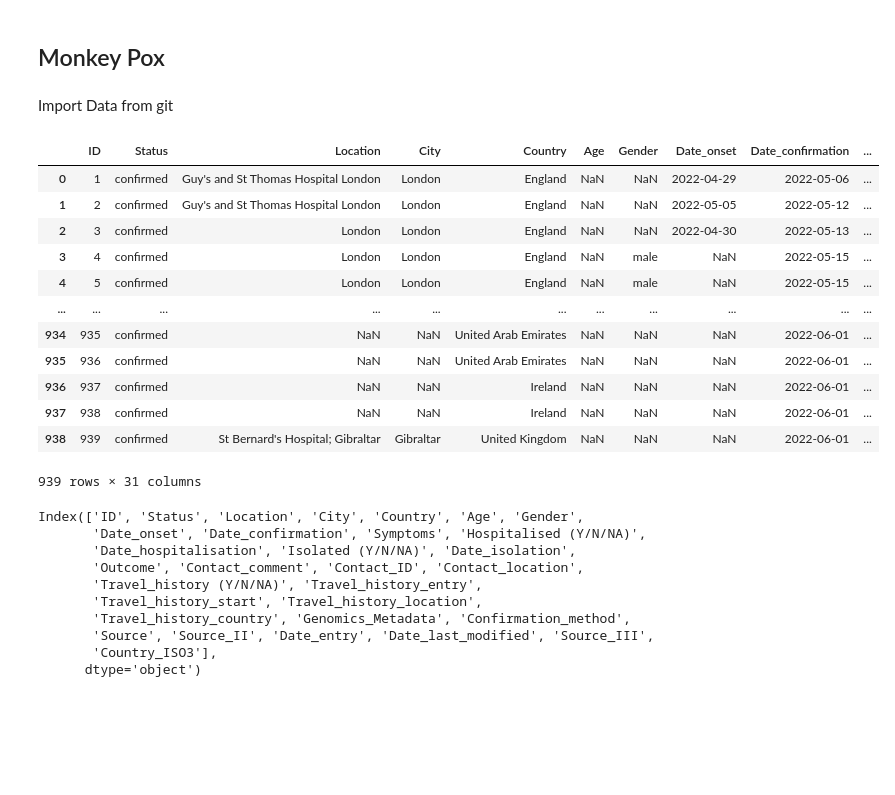
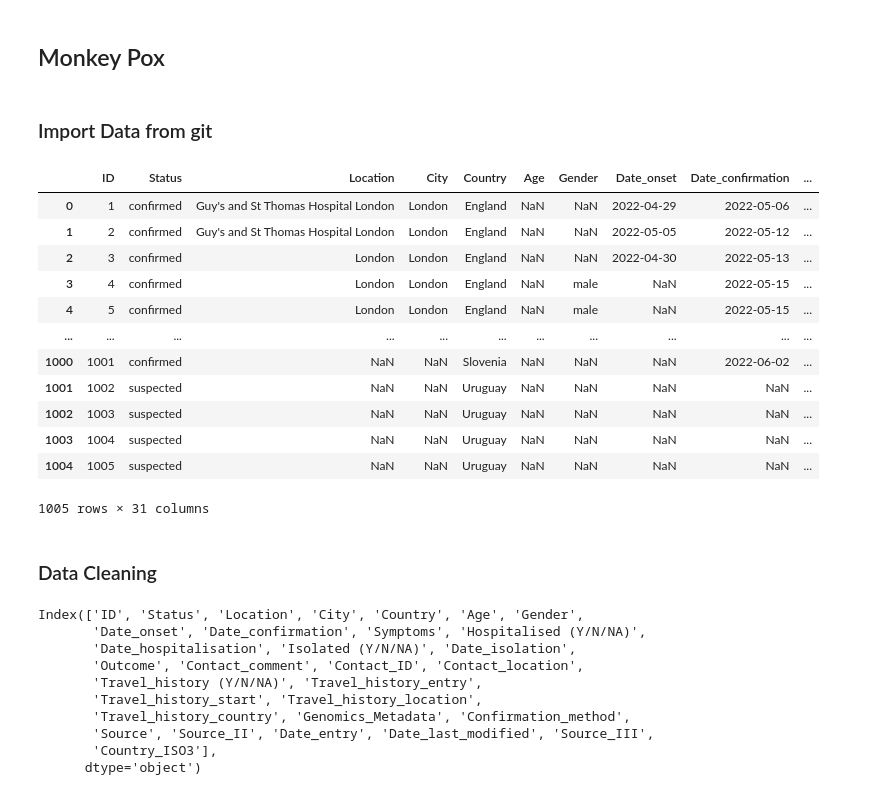
Before and after one commit to Twe-Maker/MonkeyPox, a Jupyter notebook: Script.ipynb, the cells around one changed output. Cells and saved outputs as stored; diff of their text form; code cells hidden in the pictures; blank space fills up the shorter version.

```diff
--- a/Script.ipynb
+++ b/Script.ipynb
@@ -15,24 +15,27 @@ import missingno as msno
 
 # # import os
 # %% [markdown]
-Import Data from git
+### Import Data from git
 # %%
-df_import = pd.read_csv('https://raw.githubusercontent.com/globaldothealth/monkeypox/main/latest.csv')
+# df_import = pd.read_csv('https://raw.githubusercontent.com/globaldothealth/monkeypox/main/latest.csv')
+df_import = pd.read_csv('monkeypox_data.csv')
 df_import
 # %% [output]
 |  | ID | Status | Location | City | Country | Age | Gender | Date_onset | Date_confirmation | ... |
 | 0 | 1 | confirmed | Guy's and St Thomas Hospital London | London | England | NaN | NaN | 2022-04-29 | 2022-05-06 | ... |
 | 1 | 2 | confirmed | Guy's and St Thomas Hospital London | London | England | NaN | NaN | 2022-05-05 | 2022-05-12 | ... |
 | 2 | 3 | confirmed | London | London | England | NaN | NaN | 2022-04-30 | 2022-05-13 | ... |
 | 3 | 4 | confirmed | London | London | England | NaN | male | NaN | 2022-05-15 | ... |
 | 4 | 5 | confirmed | London | London | England | NaN | male | NaN | 2022-05-15 | ... |
 | ... | ... | ... | ... | ... | ... | ... | ... | ... | ... | ... |
-| 934 | 935 | confirmed | NaN | NaN | United Arab Emirates | NaN | NaN | NaN | 2022-06-01 | ... |
-| 935 | 936 | confirmed | NaN | NaN | United Arab Emirates | NaN | NaN | NaN | 2022-06-01 | ... |
-| 936 | 937 | confirmed | NaN | NaN | Ireland | NaN | NaN | NaN | 2022-06-01 | ... |
-| 937 | 938 | confirmed | NaN | NaN | Ireland | NaN | NaN | NaN | 2022-06-01 | ... |
-| 938 | 939 | confirmed | St Bernard's Hospital; Gibraltar | Gibraltar | United Kingdom | NaN | NaN | NaN | 2022-06-01 | ... |
+| 1000 | 1001 | confirmed | NaN | NaN | Slovenia | NaN | NaN | NaN | 2022-06-02 | ... |
+| 1001 | 1002 | suspected | NaN | NaN | Uruguay | NaN | NaN | NaN | NaN | ... |
+| 1002 | 1003 | suspected | NaN | NaN | Uruguay | NaN | NaN | NaN | NaN | ... |
+| 1003 | 1004 | suspected | NaN | NaN | Uruguay | NaN | NaN | NaN | NaN | ... |
+| 1004 | 1005 | suspected | NaN | NaN | Uruguay | NaN | NaN | NaN | NaN | ... |
-939 rows × 31 columns
+1005 rows × 31 columns
+# %% [markdown]
+### Data Cleaning
 # %%
 df_import.columns
 # %% [output]
```
Also changed, not shown: parts of 15 cells of this notebook, 5 other files.
